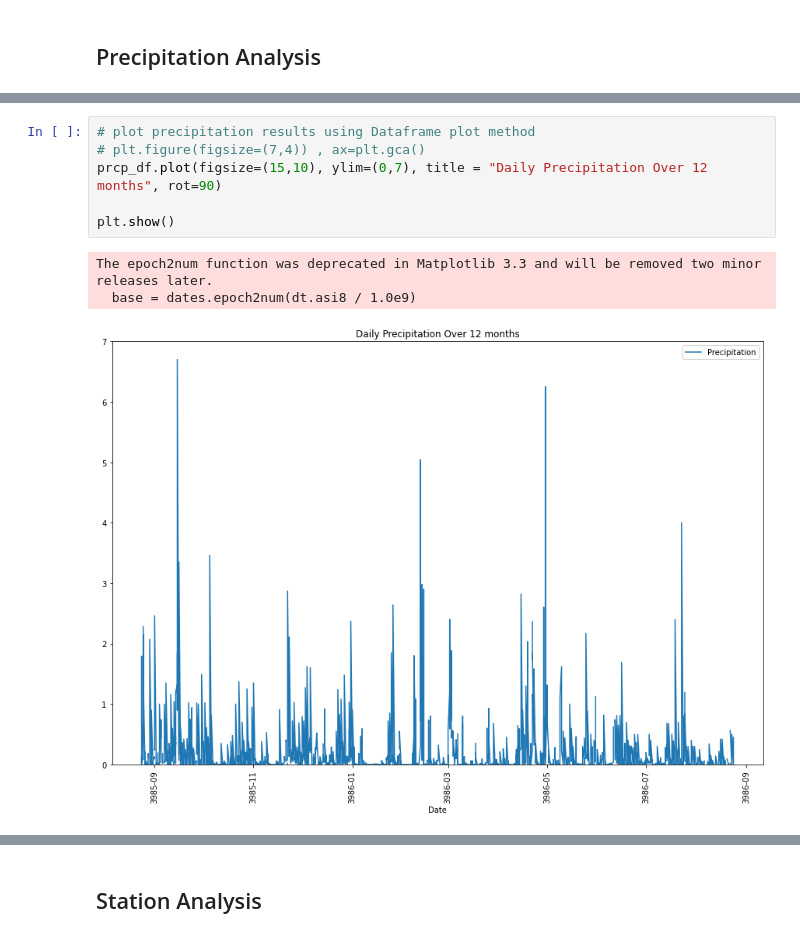
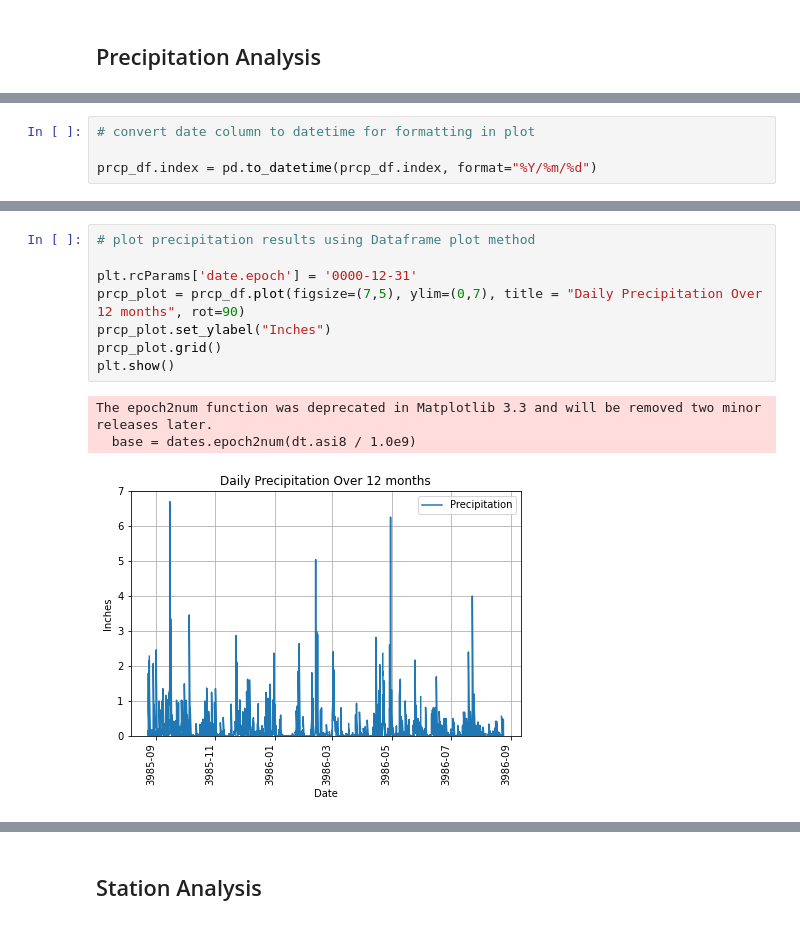
Before and after one commit to alplky/sqlalchemy-challenge, a Jupyter notebook: climate_analysis.ipynb, the cells around one changed output, grey strips where cells are left out. Cells and saved outputs as stored; diff of their text form.

Commit message:
still working on the same graph

```diff
--- a/climate_analysis.ipynb
+++ b/climate_analysis.ipynb
@@ -126,3 +126,7 @@ prcp_df
 | 2017-08-23 | 0.45 |
 2230 rows × 1 columns
 [interactive output not drawn]
+# %%
+# convert date column to datetime for formatting in plot
+
+prcp_df.index = pd.to_datetime(prcp_df.index, format="%Y/%m/%d")
@@ -129,13 +135,15 @@ prcp_df
 # %%
 # plot precipitation results using Dataframe plot method
-# plt.figure(figsize=(7,4)) , ax=plt.gca()
-prcp_df.plot(figsize=(15,10), ylim=(0,7), title = "Daily Precipitation Over 12 months", rot=90)
 
+plt.rcParams['date.epoch'] = '0000-12-31'
+prcp_plot = prcp_df.plot(figsize=(7,5), ylim=(0,7), title = "Daily Precipitation Over 12 months", rot=90)
+prcp_plot.set_ylabel("Inches")
+prcp_plot.grid()
 plt.show()
 # %% [output]
 The epoch2num function was deprecated in Matplotlib 3.3 and will be removed two minor releases later.
   base = dates.epoch2num(dt.asi8 / 1.0e9)
-[figure, old version]
+[figure, new version]
 [interactive output not drawn]
 # %%
 # print a summary statistics table for the precipitation data
```
Also changed, not shown: parts of 2 cells of this notebook.
